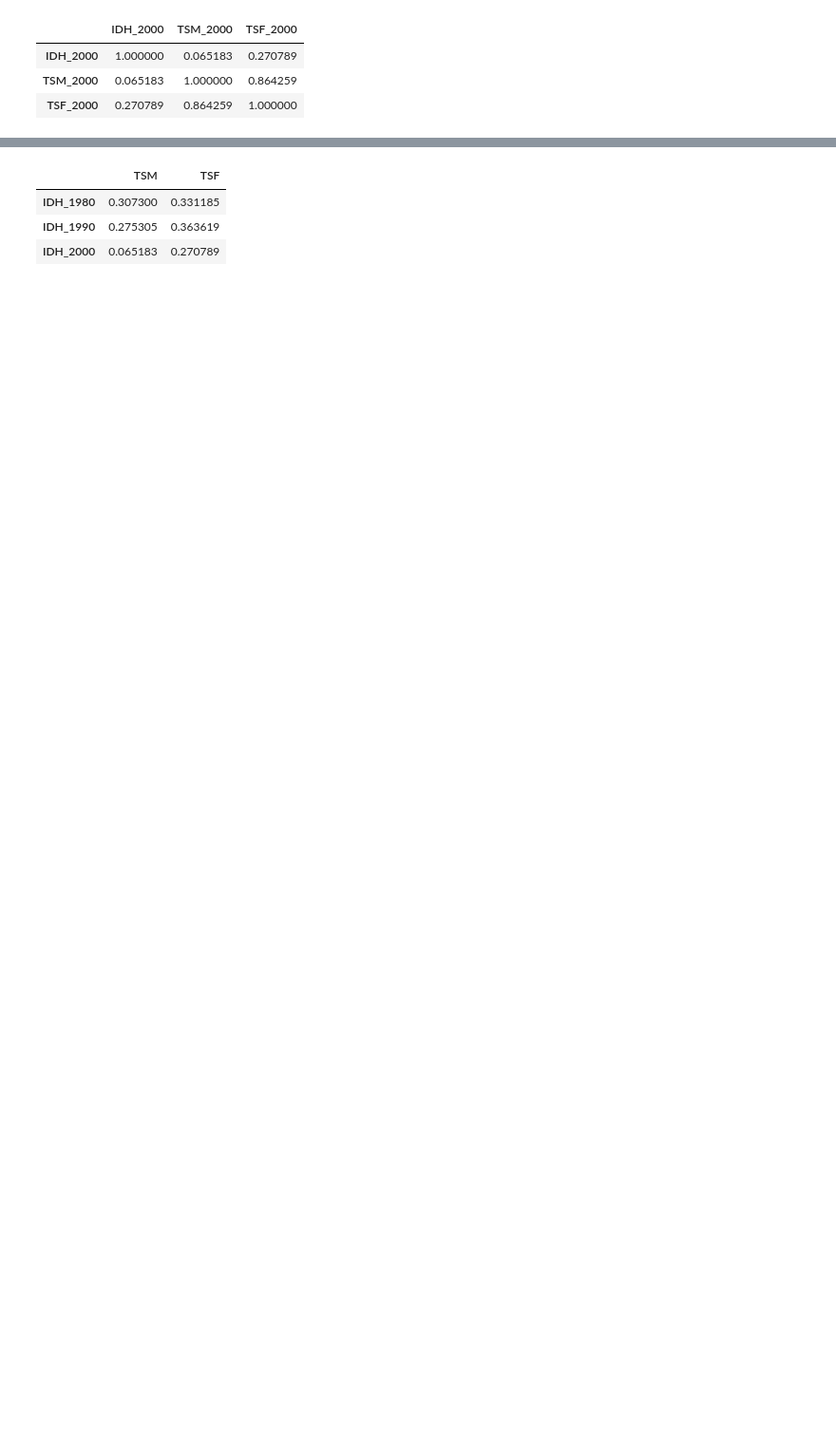
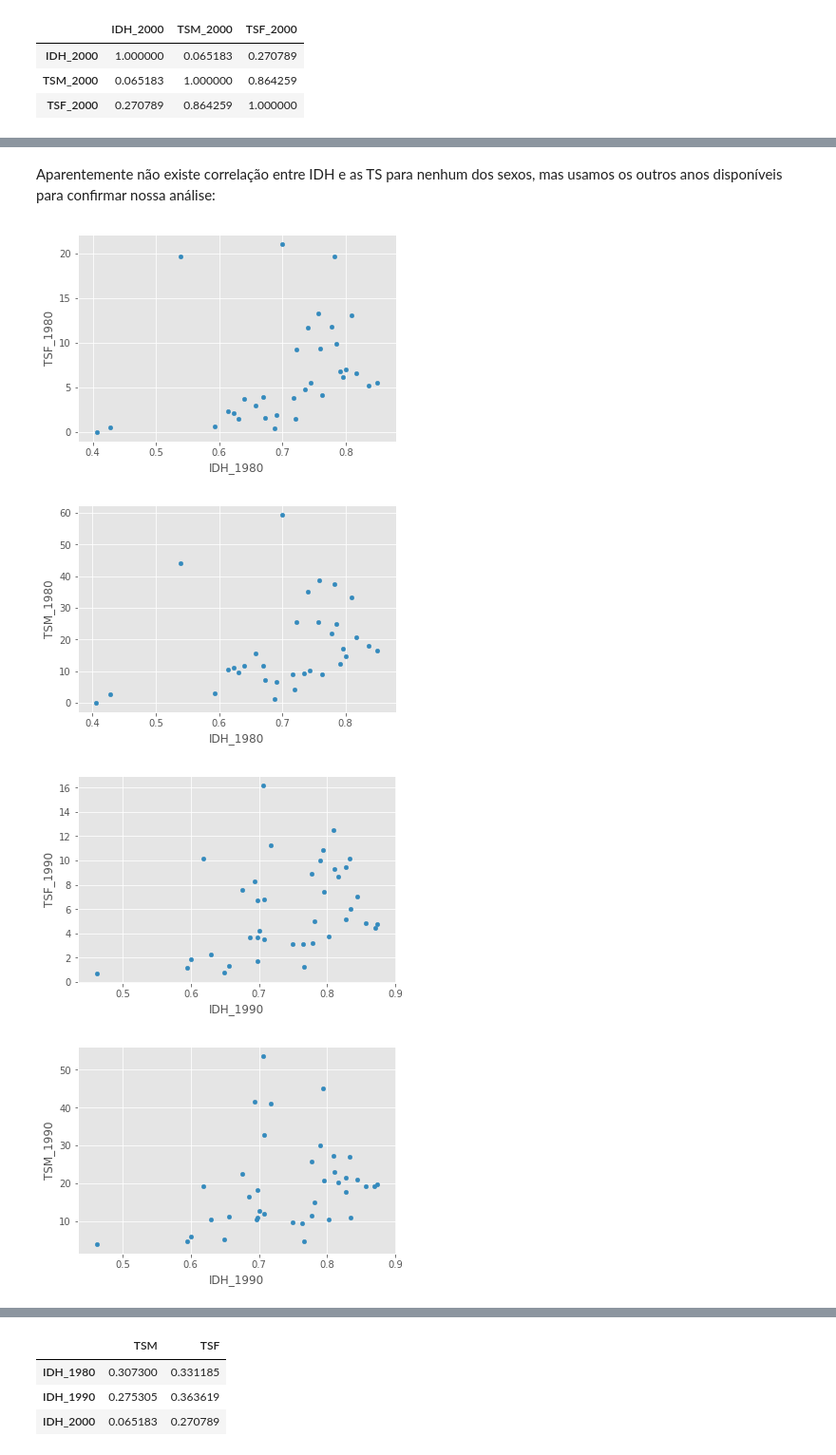
Before and after one commit to gabrielcla/CoDes-Projeto1, a Jupyter notebook: Projeto1.ipynb, the cells around one changed output, grey strips where cells are left out. Shown at 95% size. Saved outputs shown, nothing was run; the diff lists cells and outputs as text; code cells hidden in the pictures; blank space fills up the shorter version.

```diff
--- a/Projeto1.ipynb
+++ b/Projeto1.ipynb
@@ -15,7 +15,7 @@ import matplotlib.pyplot as plt
 %matplotlib inline
 matplotlib.style.use('ggplot')
 
-idh0 = pd.read_excel('Indicator_HDI.xlsx')
-h0 = pd.read_excel('Suicide male indicator.xlsx')
-m0 = pd.read_excel('Suicide female indicator.xlsx')
+idh0 = pd.read_excel('dados/Indicator_HDI.xlsx')
+h0 = pd.read_excel('dados/Suicide male indicator.xlsx')
+m0 = pd.read_excel('dados/Suicide female indicator.xlsx')
 # %% [markdown]
@@ -44,8 +44,15 @@ def tabelaAno(ano):
 
     #Unir as tabelas
     dados = idh3.join(h3.join(m3,how='inner'), how='inner')
+
+    #Salvar tabela
+    dados.to_csv('dados/IDHxTSMxTSF_'+str(ano)+'.csv')
     return dados
 
-def plotar(ano):
-    tabelaAno(ano).plot.scatter(x="IDH_"+str(ano), y = "TSF_"+str(ano))#,  logx=True)
-    tabelaAno(ano).plot.scatter(x="IDH_"+str(ano), y = "TSM_"+str(ano))#,  logx=True)
+def plotar(ano,X):
+    if X == 'log':
+        tabelaAno(ano).plot.scatter(x="IDH_"+str(ano), y = "TSF_"+str(ano),  logx=True)
+        tabelaAno(ano).plot.scatter(x="IDH_"+str(ano), y = "TSM_"+str(ano),  logx=True)
+    else:
+        tabelaAno(ano).plot.scatter(x="IDH_"+str(ano), y = "TSF_"+str(ano))
+        tabelaAno(ano).plot.scatter(x="IDH_"+str(ano), y = "TSM_"+str(ano))
@@ -72,0 +100,10 @@ Aparentemente não existe correlação entre IDH e as TS para nenhum dos sexos,
+# %% [markdown]
+Aparentemente não existe correlação entre IDH e as TS para nenhum dos sexos, mas usamos os outros anos disponíveis para confirmar nossa análise:
+# %%
+plotar(1980,0)
+plotar(1990,0)
+# %% [output]
+[figure, added]
+[figure, added]
+[figure, added]
+[figure, added]
```
Also changed, not shown: parts of 16 cells of this notebook, 6 other files.
